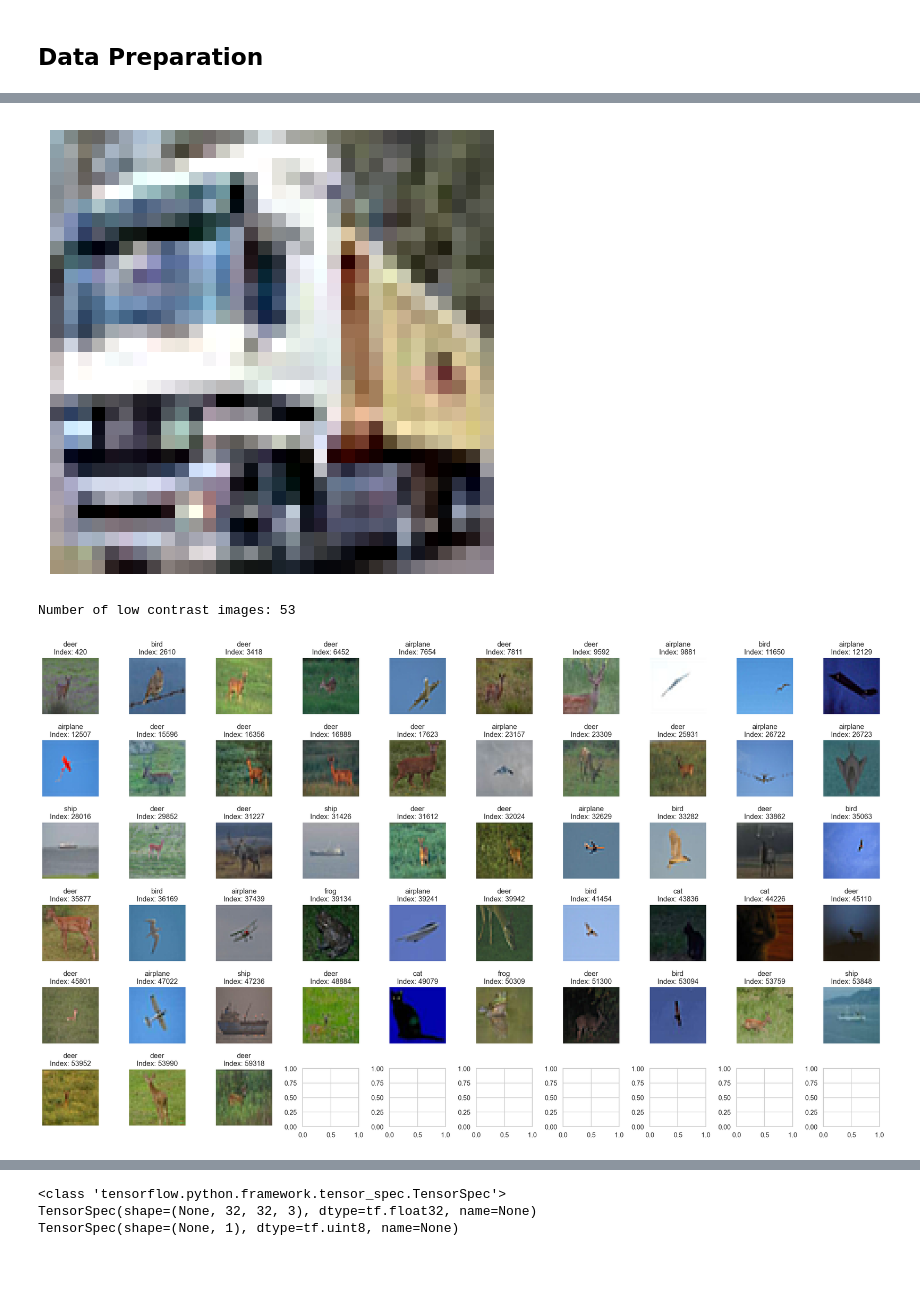
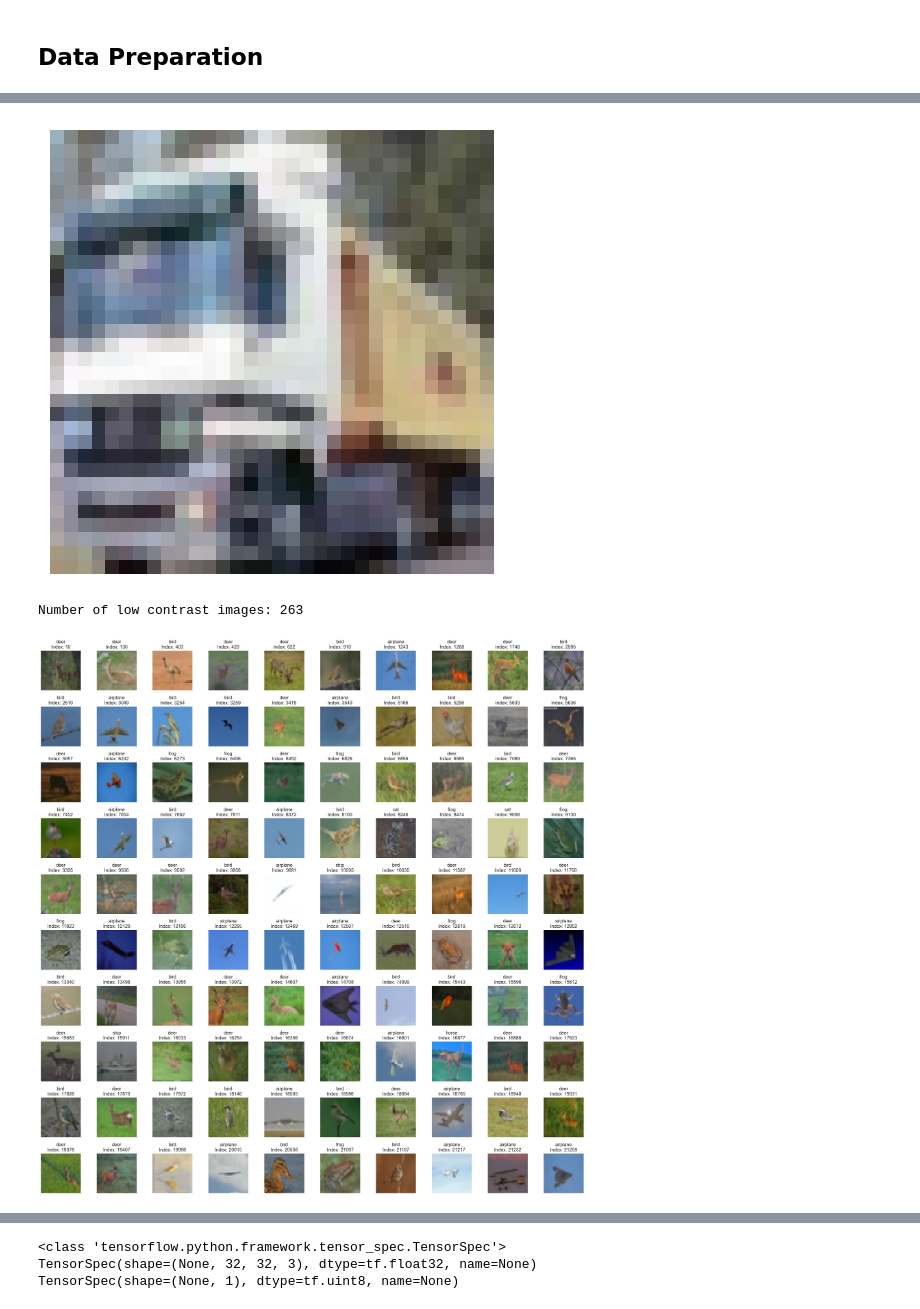
Before and after one commit to timothyckl/CIFAR10-Image-Synthesis, a Jupyter notebook: 0_Data_Prep.ipynb, the cells around one changed output, grey strips where cells are left out. Cells and saved outputs as stored; diff of their text form; code cells hidden in the pictures; blank space fills up the shorter version.

```diff
--- a/0_Data_Prep.ipynb
+++ b/0_Data_Prep.ipynb
@@ -89,15 +81,10 @@ plt.show()
-# %%
-# sharpen images
-for idx, img in enumerate(images):
-    im = Image.fromarray(img, 'RGB')
-    images[idx] = np.array(im.filter(ImageFilter.SHARPEN))
 # %%
 # after sharpen
 plt.imshow(images[1])
 plt.axis('off')
 plt.show()
 # %% [output]
-[figure, old version]
+[figure, new version]
 # %%
 low_contrast_idx = []
 
@@ -107,22 +94,22 @@ for idx, image in enumerate(images):
 
 print(f'Number of low contrast images: {len(low_contrast_idx)}')
 # %% [output]
-Number of low contrast images: 53
+Number of low contrast images: 263
 # %%
 # plot images in the low contrast list
-fig, axes = plt.subplots(6, 10, figsize=(20, 12))
+fig, axes = plt.subplots(10, 10, figsize=(20, 20))
 axes = axes.flatten()
 
-for i in range(len(low_contrast_idx)):
+for i in range(100):
     img_lbl = label_map[labels[low_contrast_idx[i]][0]]
     axes[i].imshow(images[low_contrast_idx[i]])
     axes[i].set_title(f'{img_lbl}\nIndex: {low_contrast_idx[i]}')
     axes[i].axis('off')
 
 plt.tight_layout()
 plt.show()
 # %% [output]
-[figure, old version]
+[figure, new version]
 # %%
 # delete low contrast images
 images = np.delete(images, low_contrast_idx, axis=0)
```
Also changed, not shown: parts of 3 cells of this notebook, 1 other file.
